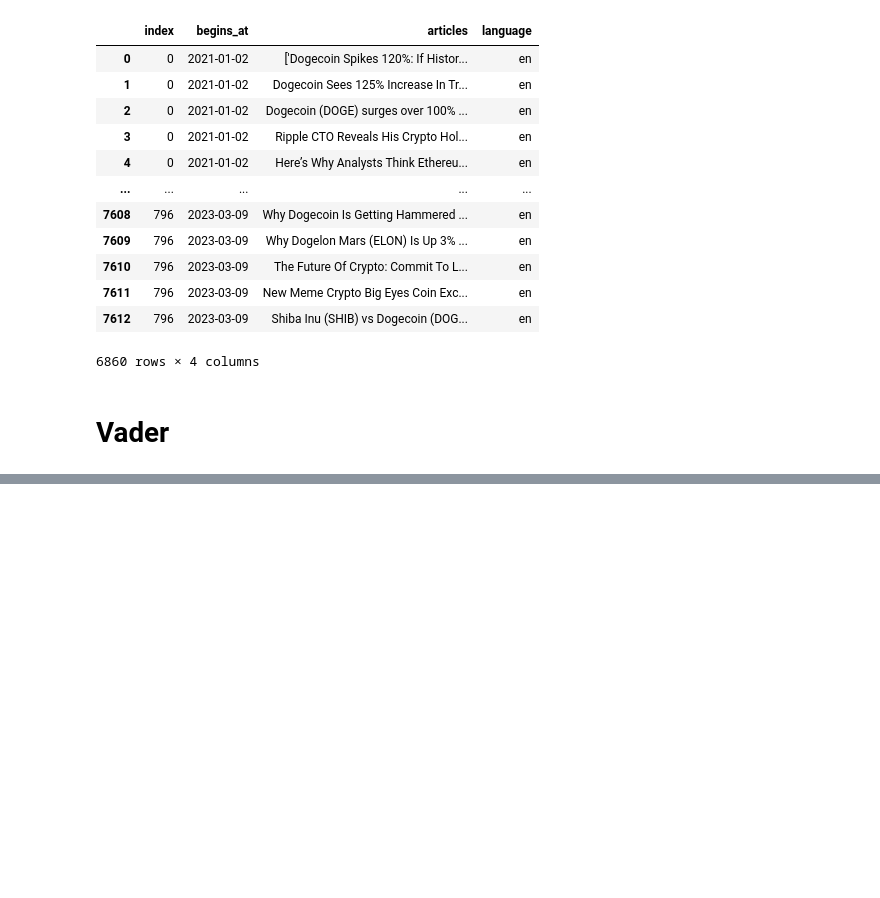
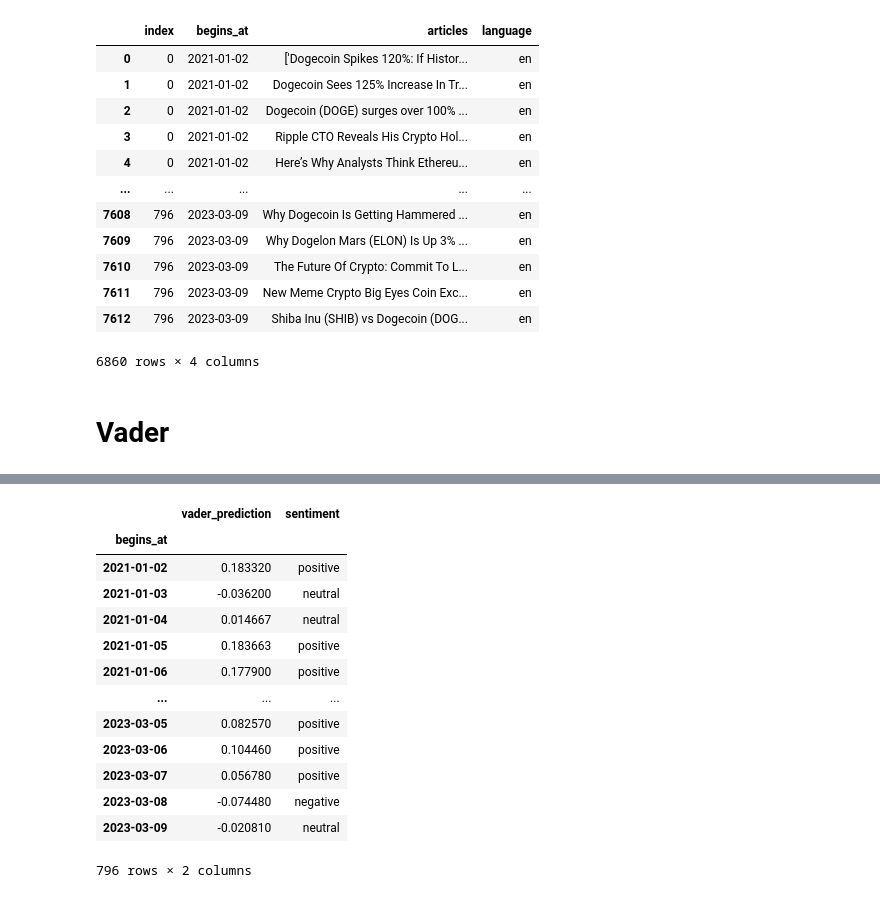
Before and after one commit to zarbin/UTA_Project-4, a Jupyter notebook: sandbox_JennS/sentiment_analysis.ipynb, the cells around one changed output, grey strips where cells are left out. Saved outputs shown, nothing was run; the diff lists cells and outputs as text; code cells hidden in the pictures; blank space fills up the shorter version.

```diff
--- a/sandbox_JennS/sentiment_analysis.ipynb
+++ b/sandbox_JennS/sentiment_analysis.ipynb
@@ -166,19 +154,6 @@ from nltk.sentiment.vader import SentimentIntensityAnalyzer
 # Compound is overall and is between -1 and 1
 # Create an instance of SentimentIntensityAnalyzer
 sent_analyzer = SentimentIntensityAnalyzer()
-# %%
-# Function to gives a polarity rather than numerical output
-def format_output(output_dict):
-
-  polarity = "neutral"
-
-  if(output_dict['compound']>= 0.05):
-    polarity = "positive"
-
-  elif(output_dict['compound']<= -0.05):
-    polarity = "negative"
-
-  return polarity
 # %%
 # Function to apply each row of the df to the sent_analyzer
 def predict_sentiment(text):
@@ -211 +185,5 @@ See the caveats in the documentation: https://pandas.pydata.org/pandas-docs/stab
 6860 rows × 5 columns
+# %%
+# Group by the date:
+doge_sentiment_over_time = doge_articles_english.loc[:,['begins_at','vader_prediction']].groupby('begins_at').mean()
+doge_sentiment_over_time
@@ -211,0 +205,31 @@ See the caveats in the documentation: https://pandas.pydata.org/pandas-docs/stab
+# %%
+# Function to gives a polarity rather than numerical output
+def format_output(prediction):
+
+  polarity = "neutral"
+
+  if(prediction>= 0.05):
+    polarity = "positive"
+
+  elif(prediction<= -0.05):
+    polarity = "negative"
+
+  return polarity
+# %%
+doge_sentiment_over_time["sentiment"] = doge_sentiment_over_time["vader_prediction"].apply(lambda x: format_output(x))
+doge_sentiment_over_time
+# %% [output]
+|  | vader_prediction | sentiment |
+| begins_at |  |  |
+| 2021-01-02 | 0.183320 | positive |
+| 2021-01-03 | -0.036200 | neutral |
+| 2021-01-04 | 0.014667 | neutral |
+| 2021-01-05 | 0.183663 | positive |
+| 2021-01-06 | 0.177900 | positive |
+| ... | ... | ... |
+| 2023-03-05 | 0.082570 | positive |
+| 2023-03-06 | 0.104460 | positive |
+| 2023-03-07 | 0.056780 | positive |
+| 2023-03-08 | -0.074480 | negative |
+| 2023-03-09 | -0.020810 | neutral |
+796 rows × 2 columns
```
Also changed, not shown: parts of 6 cells of this notebook.
